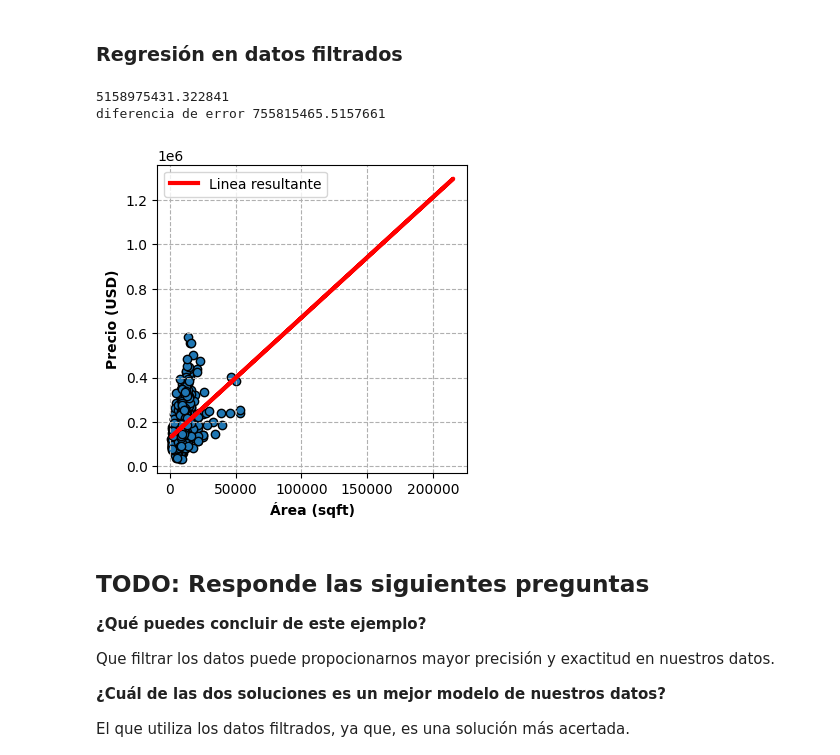
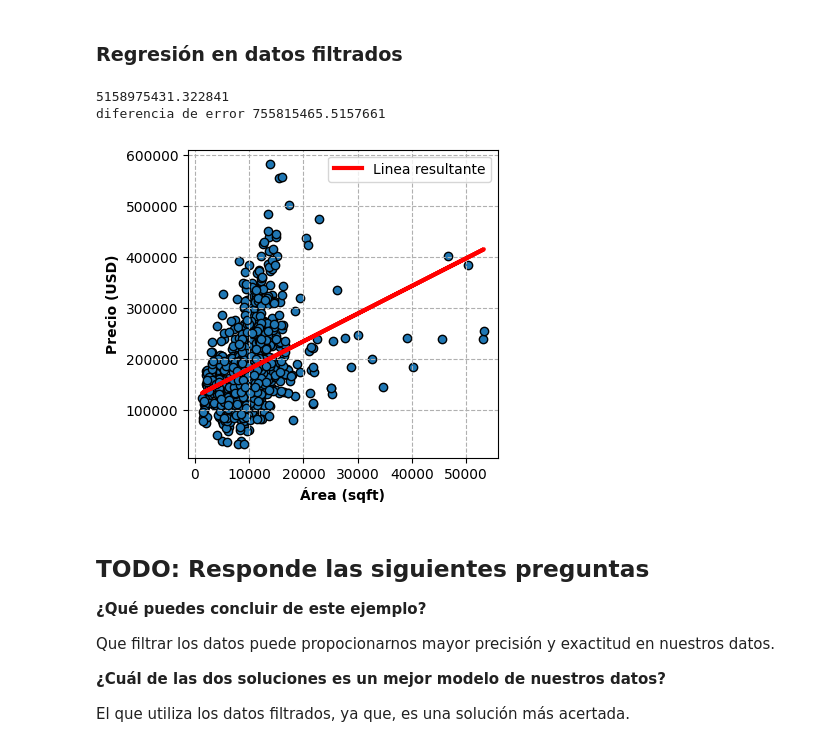
Before and after one commit to xJonathanS7x/SI23-BongoCat, a Jupyter notebook: ejercicio_1-LinearReg/linear_regression.ipynb, the cells around one changed output. Cells and saved outputs as stored; diff of their text form; code cells hidden in the pictures.

```diff
--- a/ejercicio_1-LinearReg/linear_regression.ipynb
+++ b/ejercicio_1-LinearReg/linear_regression.ipynb
@@ -235,25 +235,25 @@ plt.show()
 # %%
 X_filtered = X_filtered.reshape(-1, 1)
 
 # TODO: Utiliza la clase de LinearRegression de la librería de sci-kit learn para encontrar el modelo de regresión lineal para los datos.
 m = LinearRegression().fit(X_filtered, y_filtered)
-m.score(X_filtered, y_filtered)
+y_hat = m.predict(X_filtered)
 
 # TODO: Grafica la linea resultante sobre los datos originales (train_data)
 fig, ax = plot_data(X_filtered, y_filtered)
-plt.plot(X, m.predict(X), 'r', lw=3, label='Linea resultante')
+plt.plot(X_filtered, y_hat, 'r', lw=3, label='Linea resultante')
 plt.legend()
 
 # TODO: calcula el error cuadrado promedio
-mean_error_new = np.mean((m.predict(X_filtered) - y_filtered)**2)
+mean_error_new = np.mean((y_hat - y_filtered)**2)
 
 # Visualiza como cambia el error cuando filtramos los datos
 print(mean_error_new)
 print("diferencia de error", mean_error - mean_error_new)
 # %% [output]
 5158975431.322841
 diferencia de error 755815465.5157661
-[figure, old version]
+[figure, new version]
 # %% [markdown]
 ## TODO: Responde las siguientes preguntas
 
```
Also changed, not shown: parts of 4 cells of this notebook.
